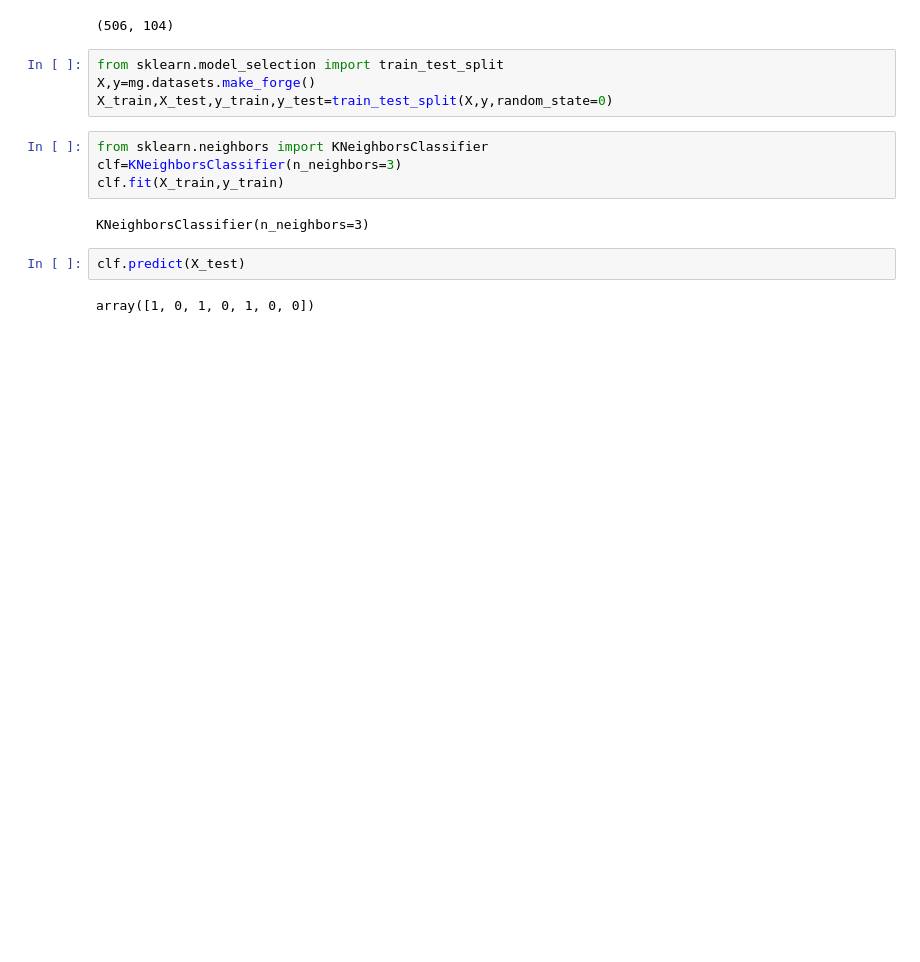
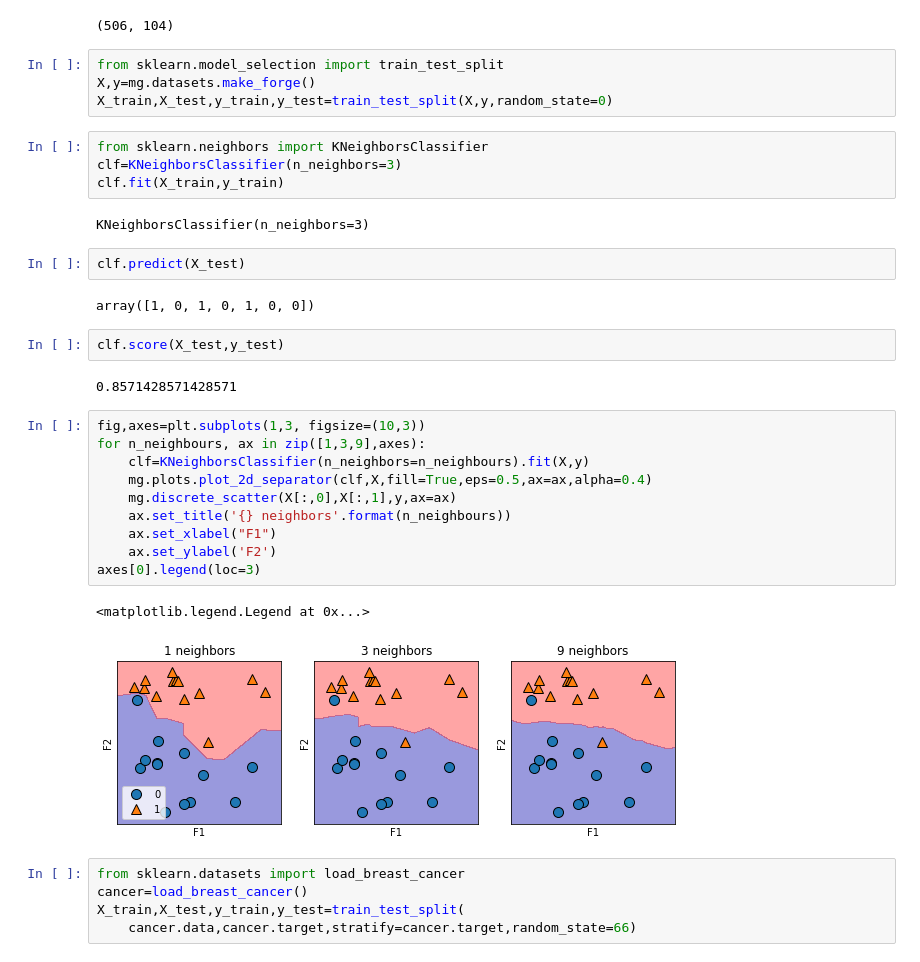
Before and after one commit to shashwatsaket46/PythonProjects, a Jupyter notebook: MachineLearningP.ipynb, the cells around one changed output. Cells and saved outputs as stored; diff of their text form; blank space fills up the shorter version.

```diff
--- a/MachineLearningP.ipynb
+++ b/MachineLearningP.ipynb
@@ -105,3 +105,25 @@ KNeighborsClassifier(n_neighbors=3)
 clf.predict(X_test)
 # %% [output]
 array([1, 0, 1, 0, 1, 0, 0])
+# %%
+clf.score(X_test,y_test)
+# %% [output]
+0.8571428571428571
+# %%
+fig,axes=plt.subplots(1,3, figsize=(10,3))
+for n_neighbours, ax in zip([1,3,9],axes):
+    clf=KNeighborsClassifier(n_neighbors=n_neighbours).fit(X,y)
+    mg.plots.plot_2d_separator(clf,X,fill=True,eps=0.5,ax=ax,alpha=0.4)
+    mg.discrete_scatter(X[:,0],X[:,1],y,ax=ax)
+    ax.set_title('{} neighbors'.format(n_neighbours))
+    ax.set_xlabel("F1")
+    ax.set_ylabel('F2')
+axes[0].legend(loc=3)
+# %% [output]
+<matplotlib.legend.Legend at 0x...>
+[figure, added]
+# %%
+from sklearn.datasets import load_breast_cancer
+cancer=load_breast_cancer()
+X_train,X_test,y_train,y_test=train_test_split(
+    cancer.data,cancer.target,stratify=cancer.target,random_state=66)
```
Also changed, not shown: parts of 2 cells of this notebook.
